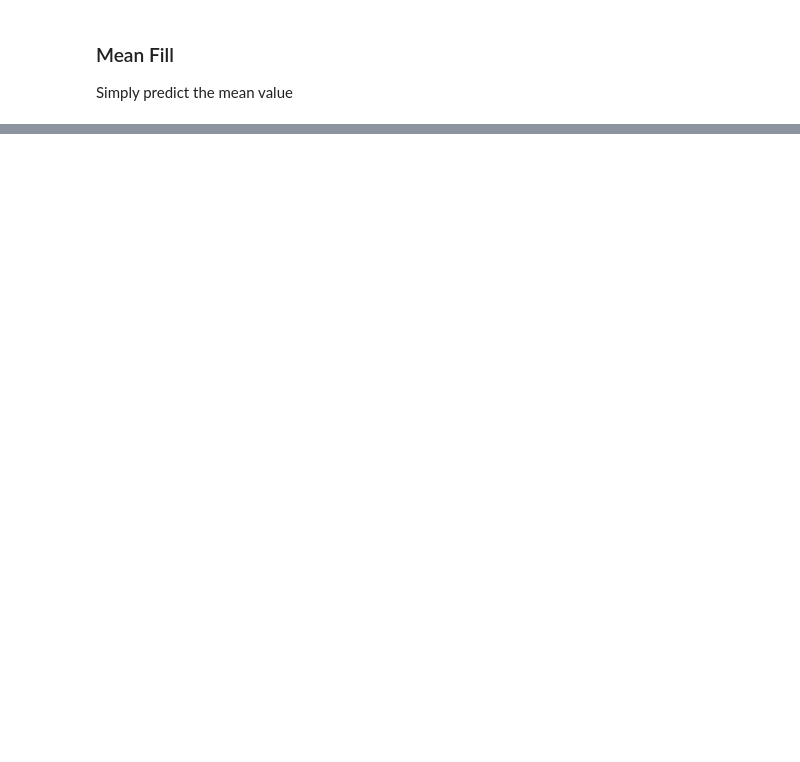
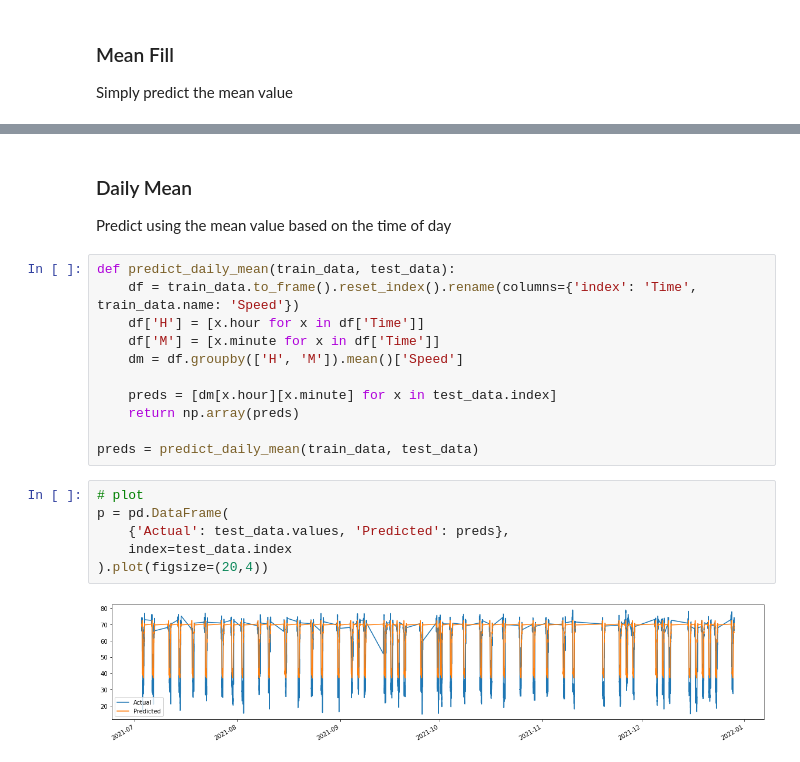
Before and after one commit to amanichopra/traffic-speed-forecasting, a Jupyter notebook: models/baseline.ipynb, the cells around one changed output, grey strips where cells are left out. Cells and saved outputs as stored; diff of their text form; blank space fills up the shorter version.

```diff
--- a/models/baseline.ipynb
+++ b/models/baseline.ipynb
@@ -79,3 +89,25 @@ p = pd.DataFrame(
+# %% [markdown]
+### Daily Mean
+Predict using the mean value based on the time of day
+# %%
+def predict_daily_mean(train_data, test_data):
+    df = train_data.to_frame().reset_index().rename(columns={'index': 'Time', train_data.name: 'Speed'})
+    df['H'] = [x.hour for x in df['Time']]
+    df['M'] = [x.minute for x in df['Time']]
+    dm = df.groupby(['H', 'M']).mean()['Speed']
+
+    preds = [dm[x.hour][x.minute] for x in test_data.index]
+    return np.array(preds)
+
+preds = predict_daily_mean(train_data, test_data)
+# %%
+# plot
+p = pd.DataFrame(
+    {'Actual': test_data.values, 'Predicted': preds},
+    index=test_data.index
+).plot(figsize=(20,4))
+# %% [output]
+[figure, added]
 # %%
 # metrics
 print('MAE:  %.3f' % mean_absolute_error(test_data['Speed'], preds))
```
Also changed, not shown: parts of 12 cells of this notebook, 11 other files.
